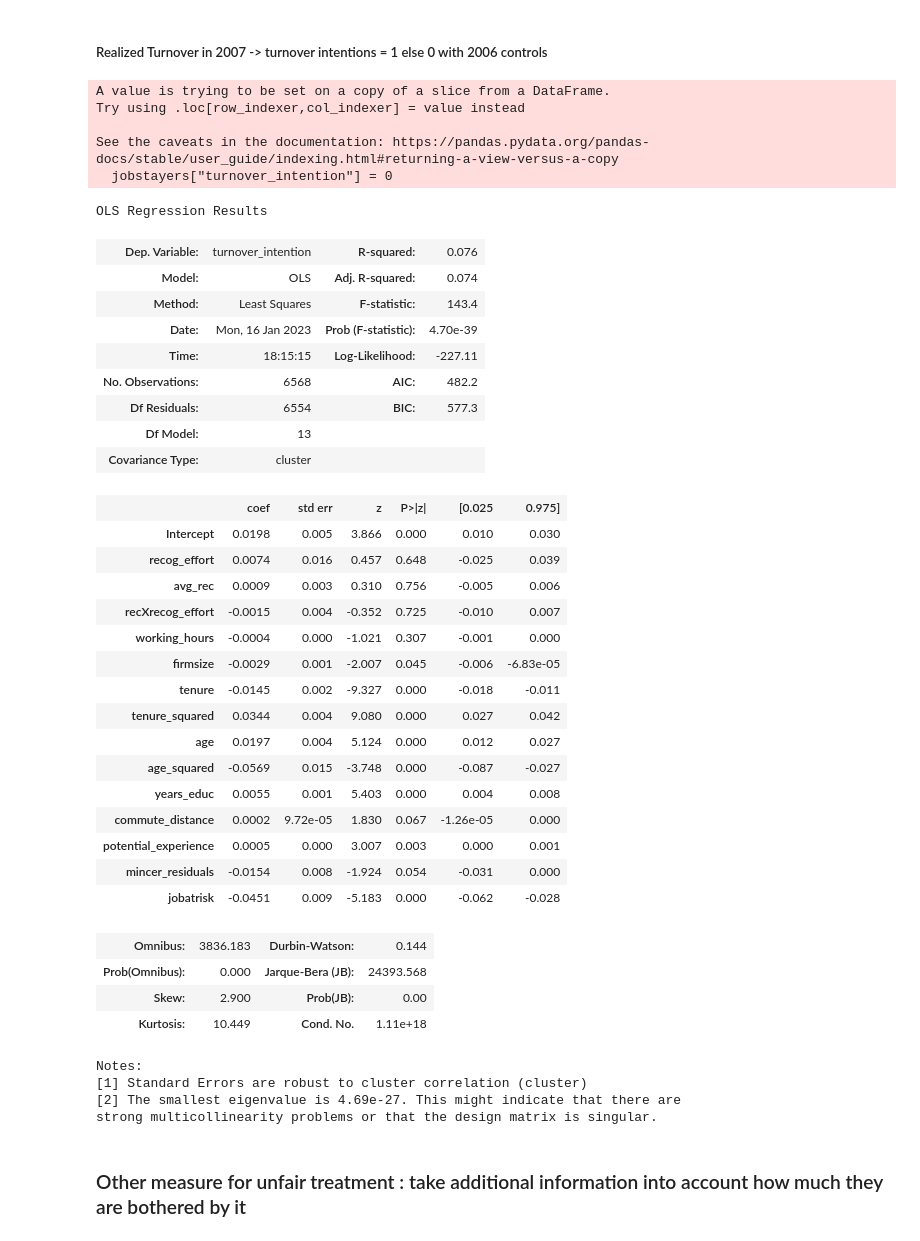
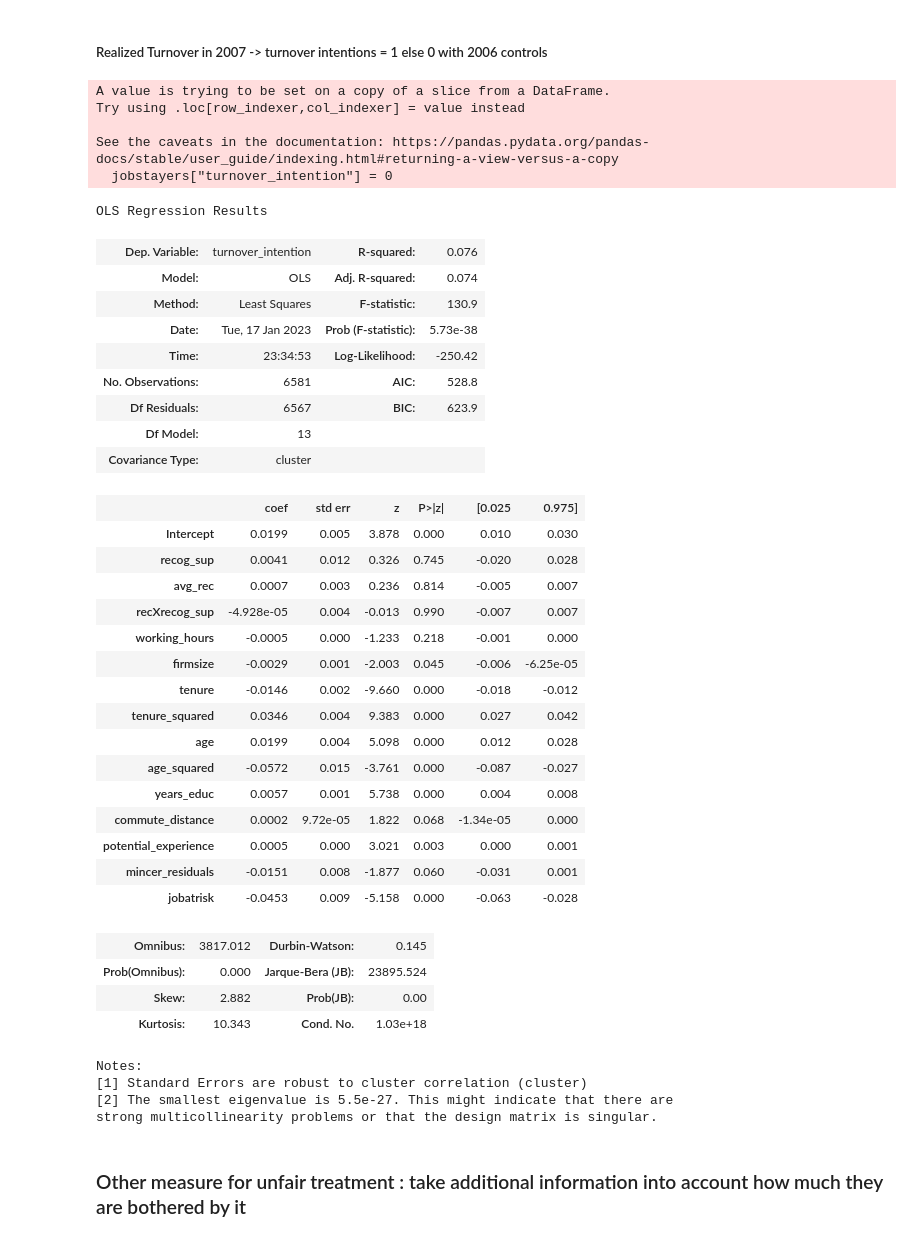
Before and after one commit to maxxxbb/ResearchModule, a Jupyter notebook: src/data_management/FirstRegression.ipynb, the cells around one changed output. Saved outputs shown, nothing was run; the diff lists cells and outputs as text; code cells hidden in the pictures.

```diff
--- a/src/data_management/FirstRegression.ipynb
+++ b/src/data_management/FirstRegression.ipynb
@@ -729,59 +851,59 @@ def realizedturnover(df_07):
 # %%
 df_real = realizedturnover(df_07)
 df_real.drop(columns=['similar_problems', 'take_revenge', 'insult_back', 'felt_recog_sup', 'felt_recog_effort',
        'recog_personal', 'felt_recog_personal', 'recog_pay', 'felt_recog_pay', 'year_birth', 'new_job',
-       'reason_new_job', 'school_degree','overtime', 'recog_sup','wage_lastmonth', 'rec1' , 'rec2' , 'rec3' , 'rec4', 'rec5' , 'rec6' , 'rec7' , 'work_satisfaction'], inplace = True)
+       'reason_new_job', 'school_degree','overtime', 'recog_effort','wage_lastmonth', 'rec1' , 'rec2' , 'rec3' , 'rec4', 'rec5' , 'rec6' , 'rec7' , 'work_satisfaction'], inplace = True)
 #  included 'recog_effort'again , excluded overtime due to sample size and wage last month """
 # add interaction term
-df_real["recXrecog_effort"] = df_real["recog_effort"] * df_real["avg_rec"]
+df_real["recXrecog_sup"] = df_real["recog_sup"] * df_real["avg_rec"]
 # drop missing data in regression dataframe
 df_real.dropna(inplace=True)
 
-formula_main = 'turnover_intention ~ recog_effort + avg_rec + recXrecog_effort + working_hours + firmsize + tenure + tenure_squared + age + age_squared + years_educ + commute_distance + potential_experience + mincer_residuals + jobatrisk'
+formula_main = 'turnover_intention ~ recog_sup + avg_rec + recXrecog_sup + working_hours + firmsize + tenure + tenure_squared + age + age_squared + years_educ + commute_distance + potential_experience + mincer_residuals + jobatrisk'
 # Fit the regression and cluster on the sector variable
 reg = smf.ols(formula_main, data=df_real).fit(cov_type='cluster', cov_kwds={'groups': df_real['sector']})
 
 # Print the regression results
 reg.summary()
 # %% [output]
 A value is trying to be set on a copy of a slice from a DataFrame.
 Try using .loc[row_indexer,col_indexer] = value instead
 
 See the caveats in the documentation: https://pandas.pydata.org/pandas-docs/stable/user_guide/indexing.html#returning-a-view-versus-a-copy
   jobstayers["turnover_intention"] = 0
 OLS Regression Results
 | Dep. Variable: | turnover_intention | R-squared: | 0.076 |
 | Model: | OLS | Adj. R-squared: | 0.074 |
-| Method: | Least Squares | F-statistic: | 143.4 |
-| Date: | Mon, 16 Jan 2023 | Prob (F-statistic): | 4.70e-39 |
-| Time: | 18:15:15 | Log-Likelihood: | -227.11 |
-| No. Observations: | 6568 | AIC: | 482.2 |
-| Df Residuals: | 6554 | BIC: | 577.3 |
+| Method: | Least Squares | F-statistic: | 130.9 |
+| Date: | Tue, 17 Jan 2023 | Prob (F-statistic): | 5.73e-38 |
+| Time: | 23:34:53 | Log-Likelihood: | -250.42 |
+| No. Observations: | 6581 | AIC: | 528.8 |
+| Df Residuals: | 6567 | BIC: | 623.9 |
 | Df Model: | 13 |  |  |
 | Covariance Type: | cluster |  |  |
 |  | coef | std err | z | P>|z| | [0.025 | 0.975] |
-| Intercept | 0.0198 | 0.005 | 3.866 | 0.000 | 0.010 | 0.030 |
-| recog_effort | 0.0074 | 0.016 | 0.457 | 0.648 | -0.025 | 0.039 |
-| avg_rec | 0.0009 | 0.003 | 0.310 | 0.756 | -0.005 | 0.006 |
-| recXrecog_effort | -0.0015 | 0.004 | -0.352 | 0.725 | -0.010 | 0.007 |
-| working_hours | -0.0004 | 0.000 | -1.021 | 0.307 | -0.001 | 0.000 |
-| firmsize | -0.0029 | 0.001 | -2.007 | 0.045 | -0.006 | -6.83e-05 |
-| tenure | -0.0145 | 0.002 | -9.327 | 0.000 | -0.018 | -0.011 |
-| tenure_squared | 0.0344 | 0.004 | 9.080 | 0.000 | 0.027 | 0.042 |
-| age | 0.0197 | 0.004 | 5.124 | 0.000 | 0.012 | 0.027 |
-| age_squared | -0.0569 | 0.015 | -3.748 | 0.000 | -0.087 | -0.027 |
-| years_educ | 0.0055 | 0.001 | 5.403 | 0.000 | 0.004 | 0.008 |
-| commute_distance | 0.0002 | 9.72e-05 | 1.830 | 0.067 | -1.26e-05 | 0.000 |
-| potential_experience | 0.0005 | 0.000 | 3.007 | 0.003 | 0.000 | 0.001 |
-| mincer_residuals | -0.0154 | 0.008 | -1.924 | 0.054 | -0.031 | 0.000 |
-| jobatrisk | -0.0451 | 0.009 | -5.183 | 0.000 | -0.062 | -0.028 |
+| Intercept | 0.0199 | 0.005 | 3.878 | 0.000 | 0.010 | 0.030 |
+| recog_sup | 0.0041 | 0.012 | 0.326 | 0.745 | -0.020 | 0.028 |
+| avg_rec | 0.0007 | 0.003 | 0.236 | 0.814 | -0.005 | 0.007 |
+| recXrecog_sup | -4.928e-05 | 0.004 | -0.013 | 0.990 | -0.007 | 0.007 |
+| working_hours | -0.0005 | 0.000 | -1.233 | 0.218 | -0.001 | 0.000 |
+| firmsize | -0.0029 | 0.001 | -2.003 | 0.045 | -0.006 | -6.25e-05 |
+| tenure | -0.0146 | 0.002 | -9.660 | 0.000 | -0.018 | -0.012 |
+| tenure_squared | 0.0346 | 0.004 | 9.383 | 0.000 | 0.027 | 0.042 |
+| age | 0.0199 | 0.004 | 5.098 | 0.000 | 0.012 | 0.028 |
+| age_squared | -0.0572 | 0.015 | -3.761 | 0.000 | -0.087 | -0.027 |
+| years_educ | 0.0057 | 0.001 | 5.738 | 0.000 | 0.004 | 0.008 |
+| commute_distance | 0.0002 | 9.72e-05 | 1.822 | 0.068 | -1.34e-05 | 0.000 |
+| potential_experience | 0.0005 | 0.000 | 3.021 | 0.003 | 0.000 | 0.001 |
+| mincer_residuals | -0.0151 | 0.008 | -1.877 | 0.060 | -0.031 | 0.001 |
+| jobatrisk | -0.0453 | 0.009 | -5.158 | 0.000 | -0.063 | -0.028 |
-| Omnibus: | 3836.183 | Durbin-Watson: | 0.144 |
-| Prob(Omnibus): | 0.000 | Jarque-Bera (JB): | 24393.568 |
-| Skew: | 2.900 | Prob(JB): | 0.00 |
-| Kurtosis: | 10.449 | Cond. No. | 1.11e+18 |
+| Omnibus: | 3817.012 | Durbin-Watson: | 0.145 |
+| Prob(Omnibus): | 0.000 | Jarque-Bera (JB): | 23895.524 |
+| Skew: | 2.882 | Prob(JB): | 0.00 |
+| Kurtosis: | 10.343 | Cond. No. | 1.03e+18 |
 Notes:
 [1] Standard Errors are robust to cluster correlation (cluster)
-[2] The smallest eigenvalue is 4.69e-27. This might indicate that there are
+[2] The smallest eigenvalue is 5.5e-27. This might indicate that there are
 strong multicollinearity problems or that the design matrix is singular.
 # %% [markdown]
 ### Other measure for unfair treatment : take additional information into account how much they are bothered by it
```
Also changed, not shown: parts of 12 cells of this notebook, 4 other files.
